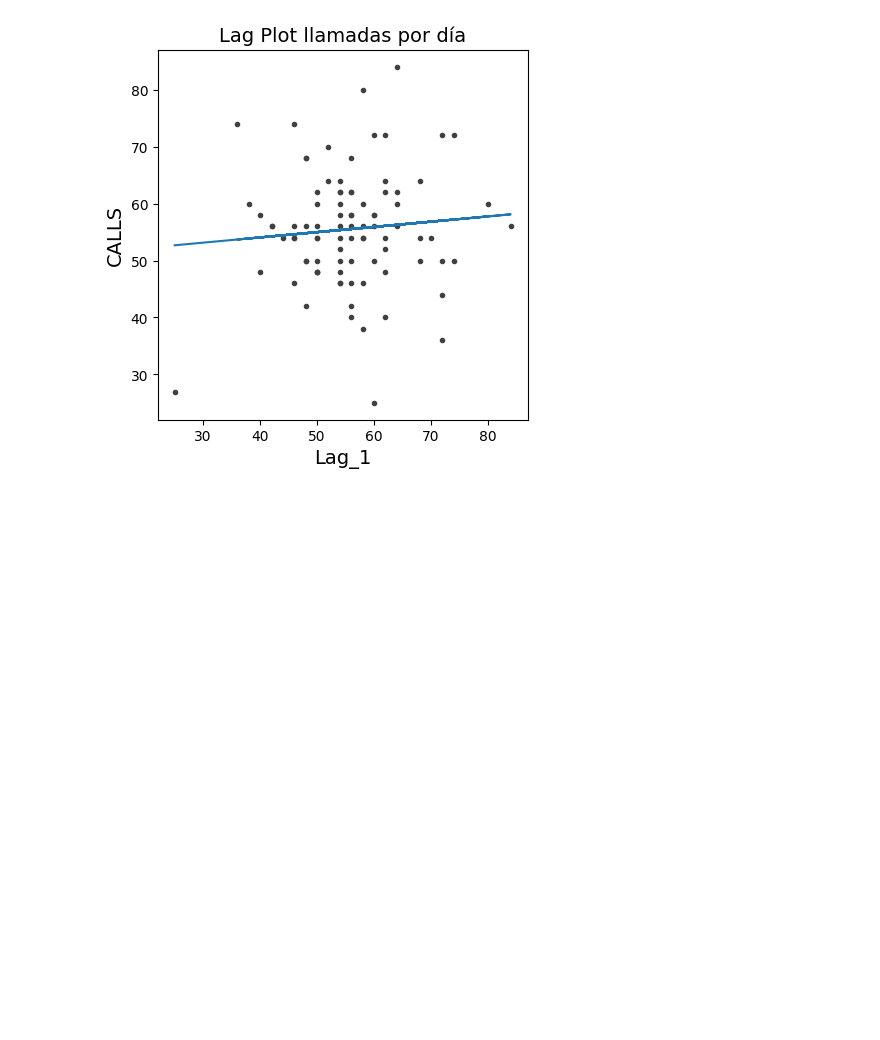
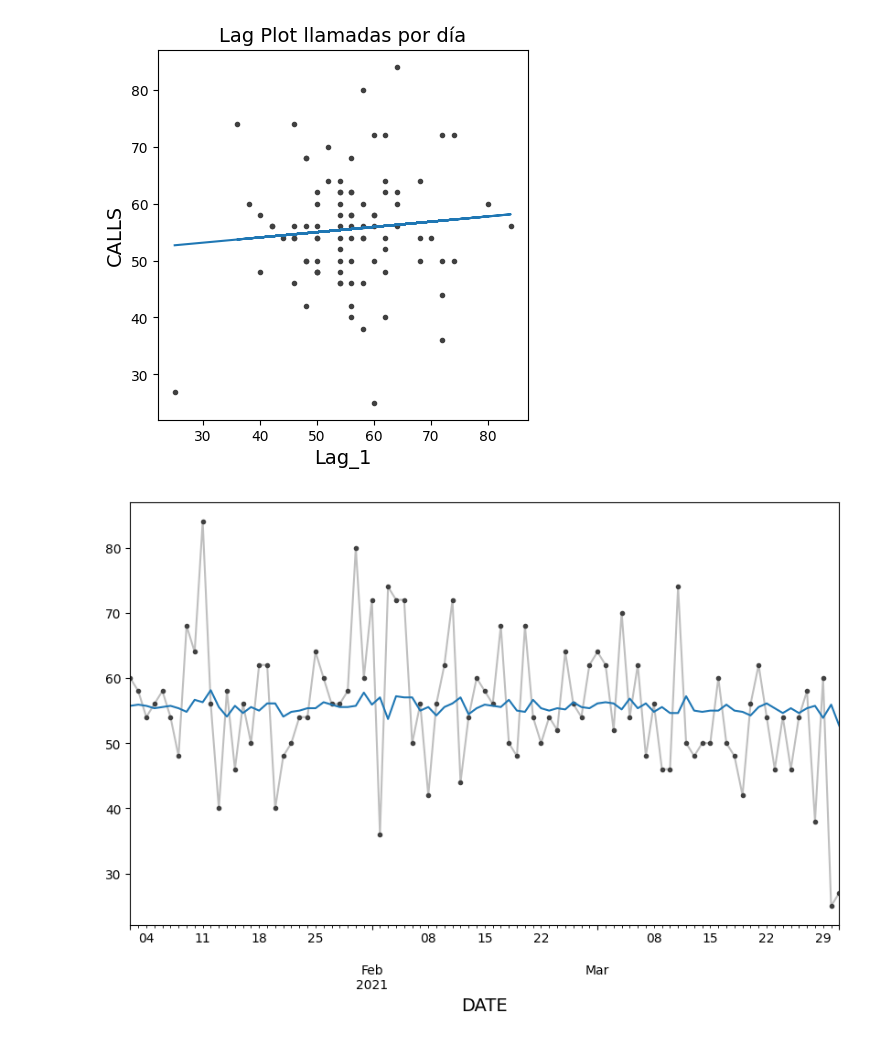
Before and after one commit to PABLOXAVIERMENDEZ/PROYECTO_MLP_PABLO_XAVIER_MENDEZ, a Jupyter notebook: src/model/my_model.ipynb, the cells around one changed output. Cells and saved outputs as stored; diff of their text form; code cells hidden in the pictures; blank space fills up the shorter version.

```diff
--- a/src/model/my_model.ipynb
+++ b/src/model/my_model.ipynb
@@ -189,3 +189,9 @@ ax.set_title('Lag Plot llamadas por día')
 # %% [output]
 Text(0.5, 1.0, 'Lag Plot llamadas por día')
 [figure]
+# %%
+plt.figure(figsize=(10,6))
+ax = y.plot(**plot_params)
+ax = y_pred.plot()
+# %% [output]
+[figure, added]
```
Also changed, not shown: parts of 5 cells of this notebook.
